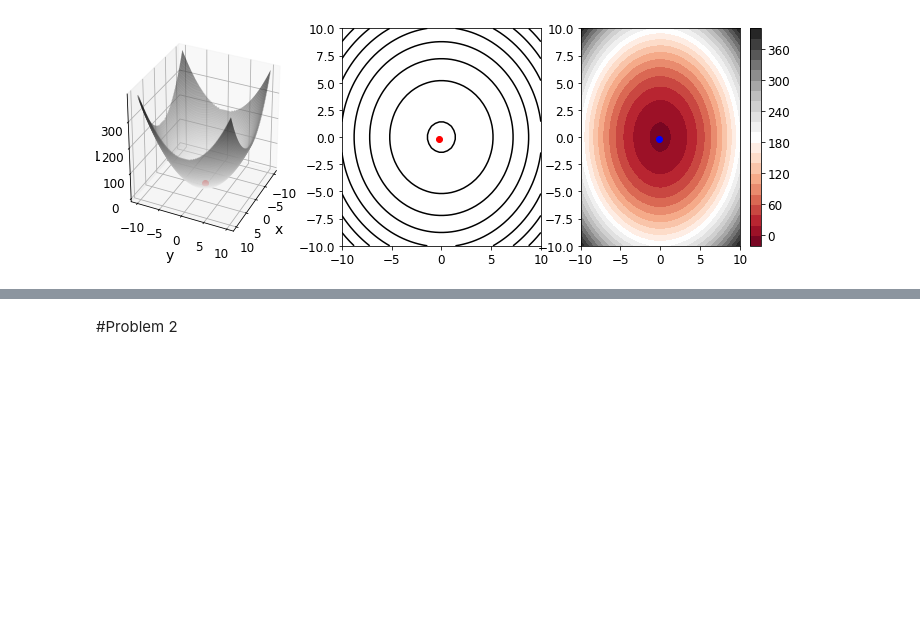
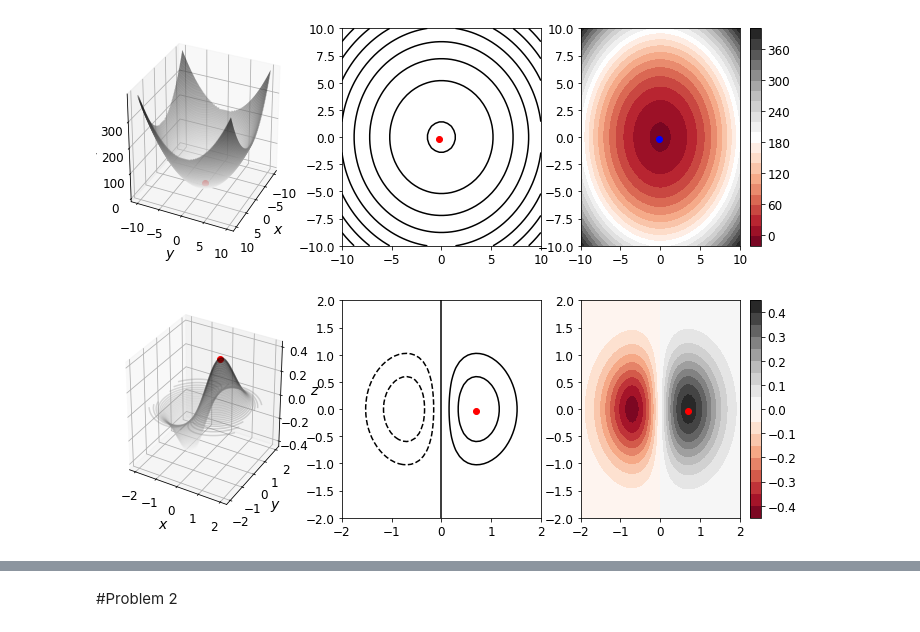
Before and after one commit to shaunhyp57/Artificial-Intelligence-Machine-Learning, a Jupyter notebook: HW_2/HW_2.ipynb, the cells around one changed output, grey strips where cells are left out. Saved outputs shown, nothing was run; the diff lists cells and outputs as text; code cells hidden in the pictures; blank space fills up the shorter version.

```diff
--- a/HW_2/HW_2.ipynb
+++ b/HW_2/HW_2.ipynb
@@ -20,16 +20,25 @@ def f2(x,y):
   return (-(x**2 + y**2))
 
 def f3(x, y):
-    return np.sin(np.sqrt(x ** 2 + y ** 2))
+  return np.sin(np.sqrt(x ** 2 + y ** 2))
+
+def f4(x,y):
+  return x*np.exp(-(x**2)-(y**2))
 
 x = np.linspace(-10, 10, 50)
 y = np.linspace(-10, 10, 50)
 
 X,Y = np.meshgrid(x,y)
 
+x1 = np.linspace(-2, 2, 50)
+y1 = np.linspace(-2, 2, 50)
+
+X1,Y1 = np.meshgrid(x1,y1)
+
 Z1 = f1(X,Y)
 Z2 = f2(X,Y)
 Z3 = f3(X,Y)
+Z4 = f4(X1,Y1)
 # %%
 fig = plt.figure(figsize=plt.figaspect(0.33))
 
@@ -56,5 +65,30 @@ plt.colorbar()
 plt.plot([X[xmin,ymin]], [Y[xmin,ymin]], marker="o", ls="", c="blue");
 # %% [output]
 [figure]
+# %%
+fig = plt.figure(figsize=plt.figaspect(0.33))
+ax1 = fig.add_subplot(1,3,1, projection='3d')
+
+ax1.contour3D(X1, Y1, Z4, 100, alpha= .3, cmap='binary')
+ax1.set_xlabel('$x$')
+ax1.set_ylabel('$y$')
+ax1.set_zlabel('$z$');
+
+# calc index of max Z value
+xmax, ymax = np.unravel_index(np.argmax(Z4), Z4.shape)
+
+# plot maximum point
+ax1.plot([X1[xmin,ymin]], [Y1[xmin,ymin]], [Z4.max()], marker="o", ls="", c="red")
+
+ax1 = fig.add_subplot(1,3,2)
+plt.contour(X1, Y1, Z4, colors='black');
+plt.plot([X1[xmin,ymin]], [Y1[xmin,ymin]], marker="o", ls="", c="red")
+
+ax1 = fig.add_subplot(1,3,3)
+plt.contourf(X1, Y1, Z4, 20, cmap='RdGy')
+plt.plot([X1[xmin,ymin]], [Y1[xmin,ymin]], marker="o", ls="", c="red")
+plt.colorbar();
+# %% [output]
+[figure, added]
 # %%
 fig = plt.figure(figsize=plt.figaspect(0.33))
```
Also changed, not shown: parts of 3 cells of this notebook.
